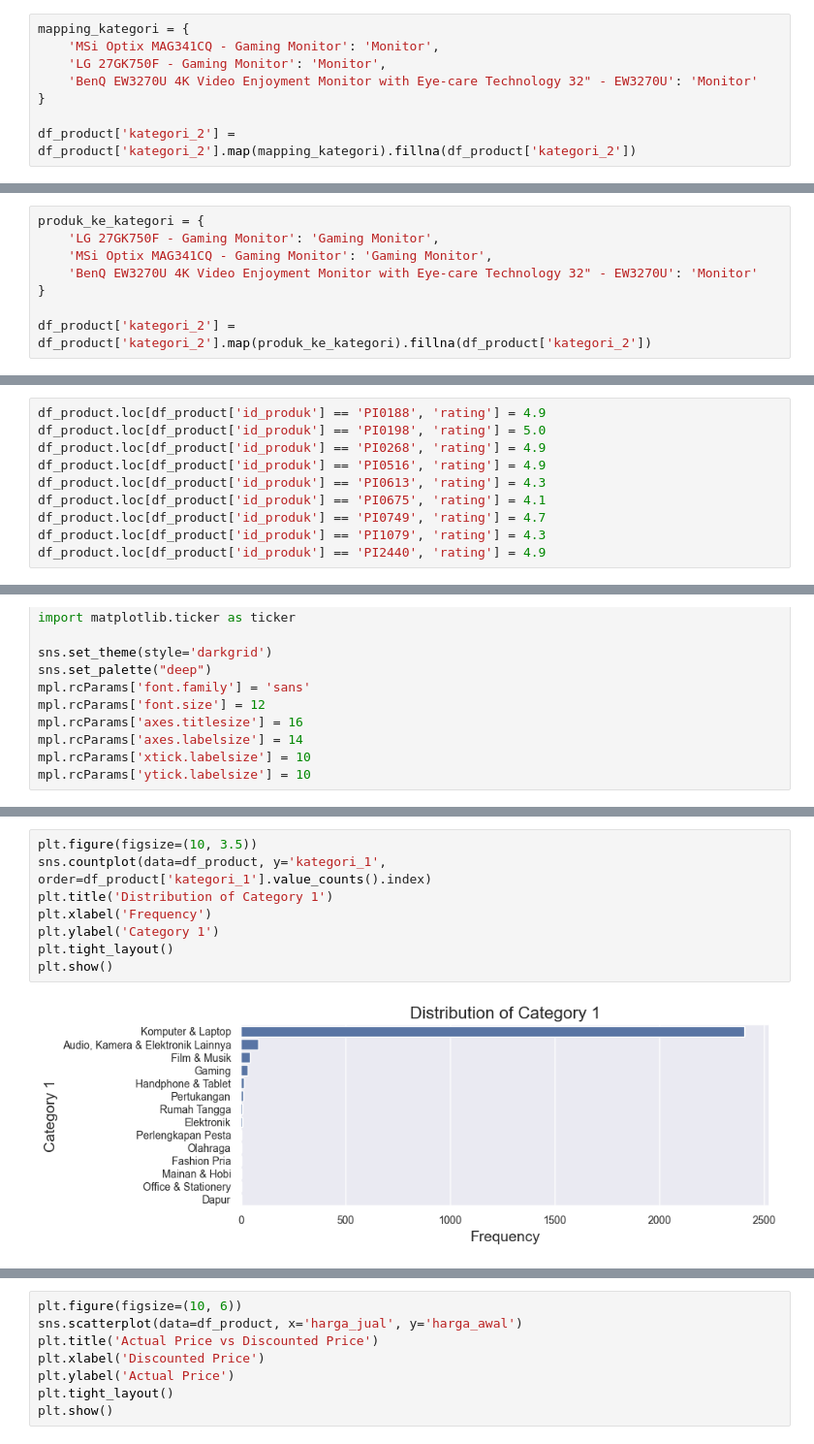
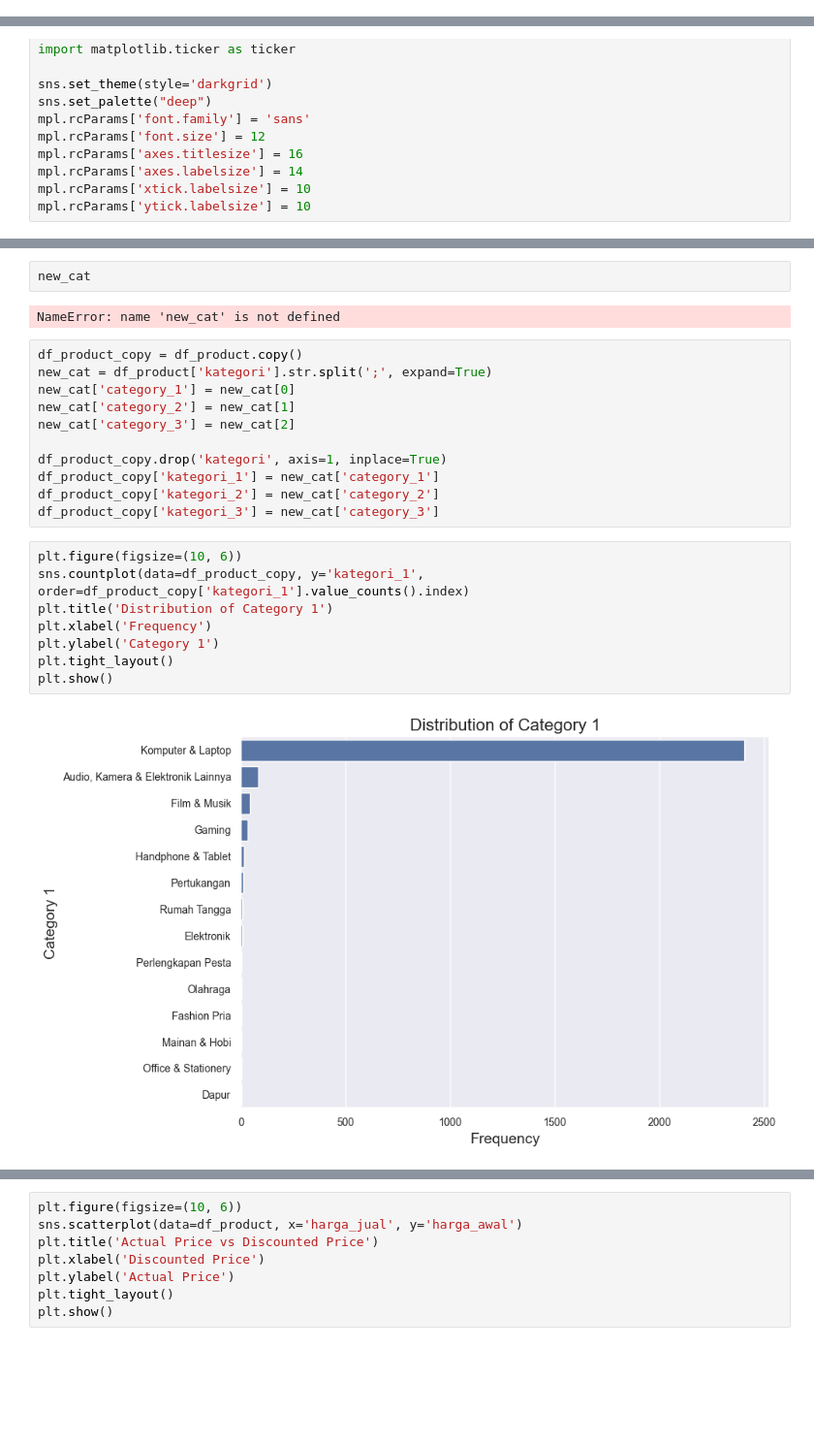
Before and after one commit to picessakresna/GoodGamingShop-Recommendation-Website, a Jupyter notebook: final-project/data-analysis/analysis-goodgamingshop1.ipynb, the cells around one changed output, grey strips where cells are left out. Shown at 97% size. Drawn from its saved outputs; the diff is of its cells as text; blank space fills up the shorter version.

```diff
--- a/final-project/data-analysis/analysis-goodgamingshop1.ipynb
+++ b/final-project/data-analysis/analysis-goodgamingshop1.ipynb
@@ -187,8 +24,0 @@ Name: count, dtype: int64
-# %%
-mapping_kategori = {
-    'MSi Optix MAG341CQ - Gaming Monitor': 'Monitor',
-    'LG 27GK750F - Gaming Monitor': 'Monitor',
-    'BenQ EW3270U 4K Video Enjoyment Monitor with Eye-care Technology 32" - EW3270U': 'Monitor'
-}
-
-df_product['kategori_2'] = df_product['kategori_2'].map(mapping_kategori).fillna(df_product['kategori_2'])
@@ -231,8 +24,0 @@ Name: count, Length: 99, dtype: int64
-# %%
-produk_ke_kategori = {
-    'LG 27GK750F - Gaming Monitor': 'Gaming Monitor',
-    'MSi Optix MAG341CQ - Gaming Monitor': 'Gaming Monitor',
-    'BenQ EW3270U 4K Video Enjoyment Monitor with Eye-care Technology 32" - EW3270U': 'Monitor'
-}
-
-df_product['kategori_2'] = df_product['kategori_2'].map(produk_ke_kategori).fillna(df_product['kategori_2'])
@@ -322,13 +25,3 @@ df_product.loc[df_product['id_produk'].isin(rows_to_show)]
-# %%
-df_product.loc[df_product['id_produk'] == 'PI0188', 'rating'] = 4.9
-df_product.loc[df_product['id_produk'] == 'PI0198', 'rating'] = 5.0
-df_product.loc[df_product['id_produk'] == 'PI0268', 'rating'] = 4.9
-df_product.loc[df_product['id_produk'] == 'PI0516', 'rating'] = 4.9
-df_product.loc[df_product['id_produk'] == 'PI0613', 'rating'] = 4.3
-df_product.loc[df_product['id_produk'] == 'PI0675', 'rating'] = 4.1
-df_product.loc[df_product['id_produk'] == 'PI0749', 'rating'] = 4.7
-df_product.loc[df_product['id_produk'] == 'PI1079', 'rating'] = 4.3
-df_product.loc[df_product['id_produk'] == 'PI2440', 'rating'] = 4.9
 # %% [markdown]
 EDA
 # %%
@@ -356,11 +49,26 @@ df_product.describe(include='object')
+# %%
+new_cat
+# %% [output]
+NameError: name 'new_cat' is not defined
+# %%
+df_product_copy = df_product.copy()
+new_cat = df_product['kategori'].str.split(';', expand=True)
+new_cat['category_1'] = new_cat[0]
+new_cat['category_2'] = new_cat[1]
+new_cat['category_3'] = new_cat[2]
+
+df_product_copy.drop('kategori', axis=1, inplace=True)
+df_product_copy['kategori_1'] = new_cat['category_1']
+df_product_copy['kategori_2'] = new_cat['category_2']
+df_product_copy['kategori_3'] = new_cat['category_3']
 # %%
-plt.figure(figsize=(10, 3.5))
-sns.countplot(data=df_product, y='kategori_1', order=df_product['kategori_1'].value_counts().index)
+plt.figure(figsize=(10, 6))
+sns.countplot(data=df_product_copy, y='kategori_1', order=df_product_copy['kategori_1'].value_counts().index)
 plt.title('Distribution of Category 1')
 plt.xlabel('Frequency')
 plt.ylabel('Category 1')
 plt.tight_layout()
 plt.show()
 # %% [output]
-[figure, old version]
+[figure, new version]
 # %%
```
Also changed, not shown: parts of 44 cells of this notebook, 6 other files.
